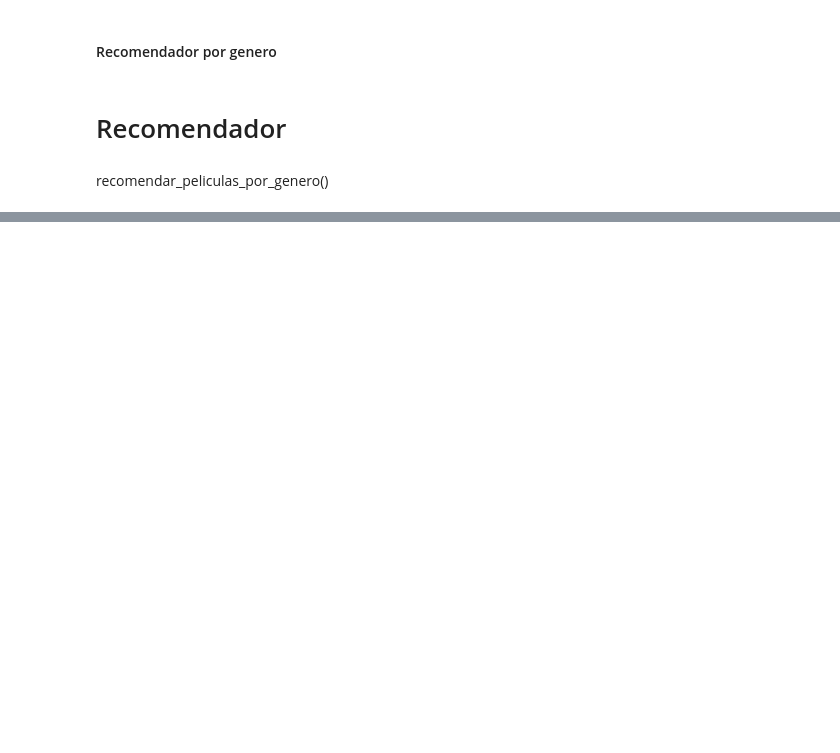
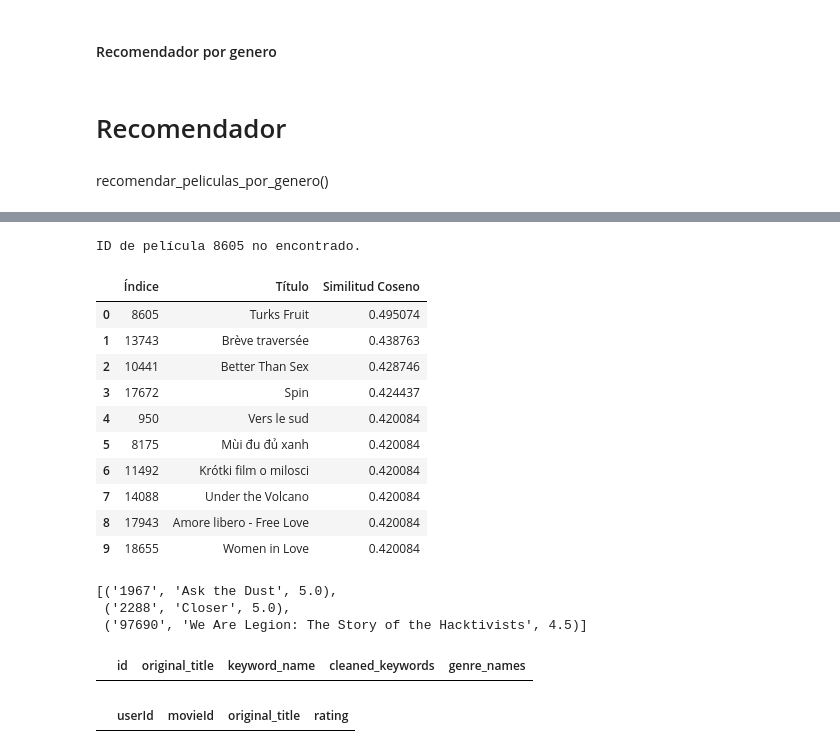
Before and after one commit to juankquintana/proyecto_recomendacion_peliculas, a Jupyter notebook: funcionesRecomendadoras.ipynb, the cells around one changed output, grey strips where cells are left out. Drawn from its saved outputs; the diff is of its cells as text; code cells hidden in the pictures; blank space fills up the shorter version.

```diff
--- a/funcionesRecomendadoras.ipynb
+++ b/funcionesRecomendadoras.ipynb
@@ -142,9 +150,11 @@ def recomendador_coseno(movie_id, cosine_sim=cosine_sim_sparseCOUNT, num_recomen
     # Verificar que los índices obtenidos están dentro del rango del DataFrame
     valid_indices = [idx for idx in movie_indices if idx in df.index]
 
+    valid_id = [df['id'].iloc[idx] for idx in valid_indices]
+
     # Crear un DataFrame para mostrar los resultados
     result_df = pd.DataFrame({
-        'Índice': valid_indices,
+        'IdPelicula': valid_id,
         'Título': df['original_title'].iloc[valid_indices].values,
         'Similitud Coseno': [sim_scores_values[movie_indices.index(idx)] for idx in valid_indices]
     })
@@ -371,0 +408,32 @@ Usuario 12567. Aquí tienes unas recomendaciones de películas que aún no has v
+# %%
+recomendador_coseno('8605', cosine_sim_sparseCOUNT,num_recomendaciones=10)
+# %% [output]
+ID de película 8605 no encontrado.
+# %%
+recomendador_coseno('1967', cosine_sim_sparseCOUNT,num_recomendaciones=10)
+# %% [output]
+|  | Índice | Título | Similitud Coseno |
+| 0 | 8605 | Turks Fruit | 0.495074 |
+| 1 | 13743 | Brève traversée | 0.438763 |
+| 2 | 10441 | Better Than Sex | 0.428746 |
+| 3 | 17672 | Spin | 0.424437 |
+| 4 | 950 | Vers le sud | 0.420084 |
+| 5 | 8175 | Mùi đu đủ xanh | 0.420084 |
+| 6 | 11492 | Krótki film o milosci | 0.420084 |
+| 7 | 14088 | Under the Volcano | 0.420084 |
+| 8 | 17943 | Amore libero - Free Love | 0.420084 |
+| 9 | 18655 | Women in Love | 0.420084 |
+# %%
+top_movies_by_user(123687)
+# %% [output]
+[('1967', 'Ask the Dust', 5.0),
+ ('2288', 'Closer', 5.0),
+ ('97690', 'We Are Legion: The Story of the Hacktivists', 4.5)]
+# %%
+df_keywords_title[df_keywords_title['id']=='8605']
+# %% [output]
+|  | id | original_title | keyword_name | cleaned_keywords | genre_names |
+# %%
+df_ratings_peliculas[df_ratings_peliculas['movieId']=='8605']
+# %% [output]
+|  | userId | movieId | original_title | rating |
```
Also changed, not shown: parts of 10 cells of this notebook, 1 other file.
